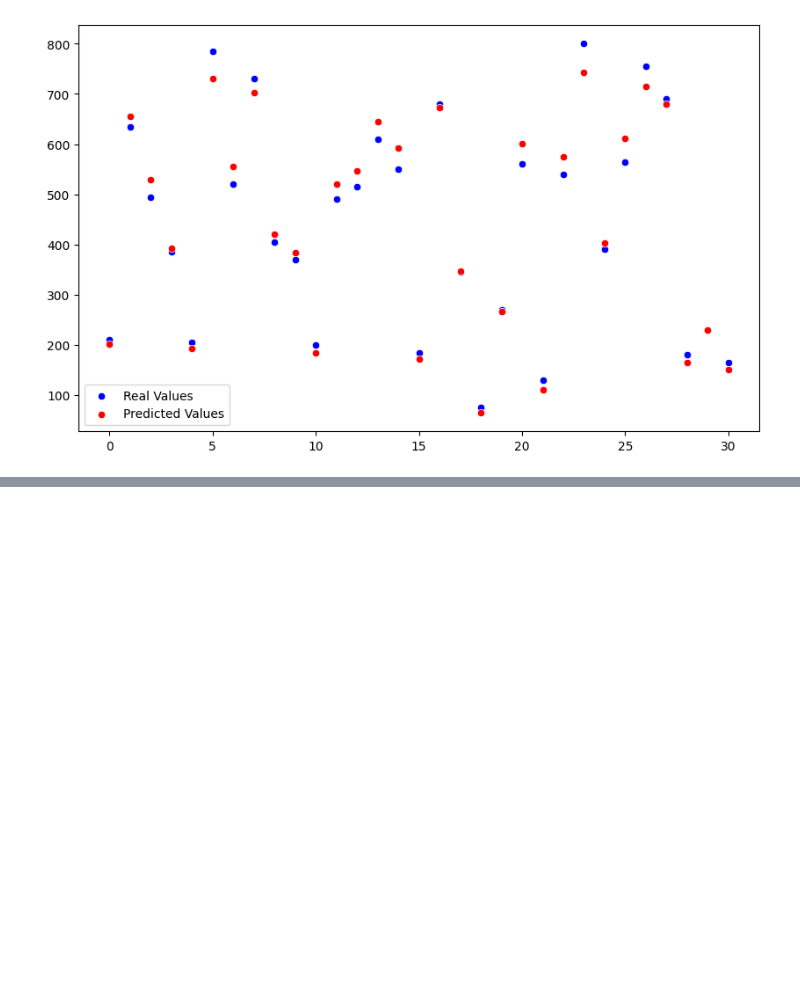
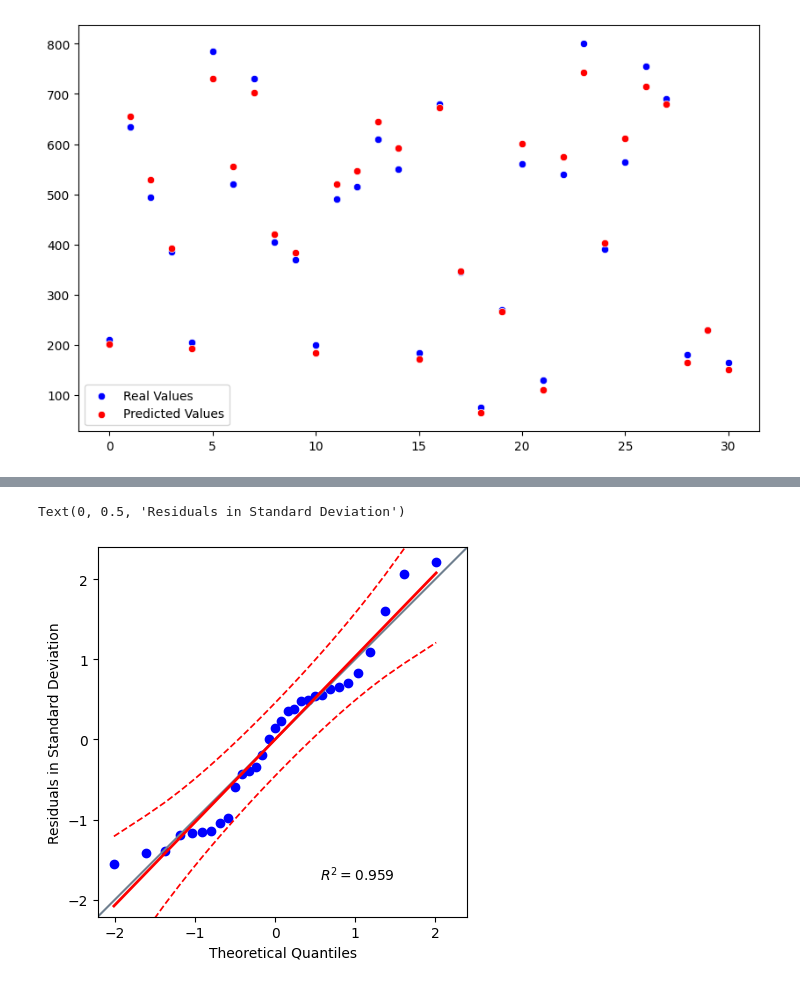
Before and after one commit to arthurrios/simple-linear-regression, a Jupyter notebook: grade_model.ipynb, the cells around one changed output, grey strips where cells are left out. Cells and saved outputs as stored; diff of their text form; code cells hidden in the pictures; blank space fills up the shorter version.

```diff
--- a/grade_model.ipynb
+++ b/grade_model.ipynb
@@ -189,0 +213,11 @@ plt.show()
+# %%
+# Check if the residuals are normally distributed
+# QQ (Quantile-Quantile) Plot, which evaluates if a sample follows a distribution
+# normal
+import pingouin as pg
+pg.qqplot(residuals_std, dist='norm', confidence=0.95)
+plt.xlabel('Theoretical Quantiles')
+plt.ylabel('Residuals in Standard Deviation')
+# %% [output]
+Text(0, 0.5, 'Residuals in Standard Deviation')
+[figure, added]
```
Also changed, not shown: parts of 4 cells of this notebook.
